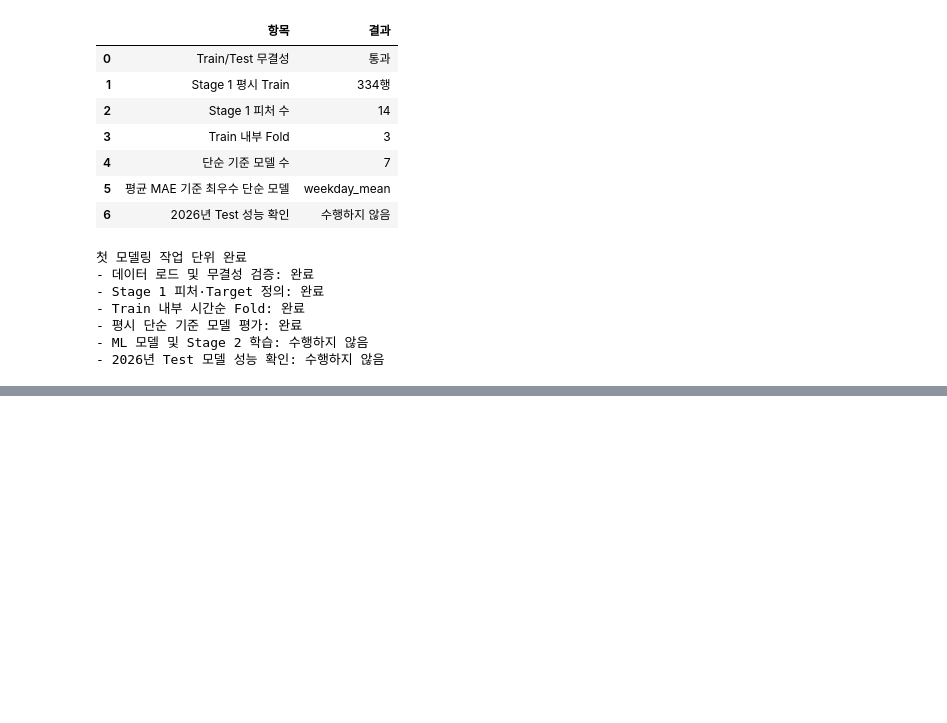
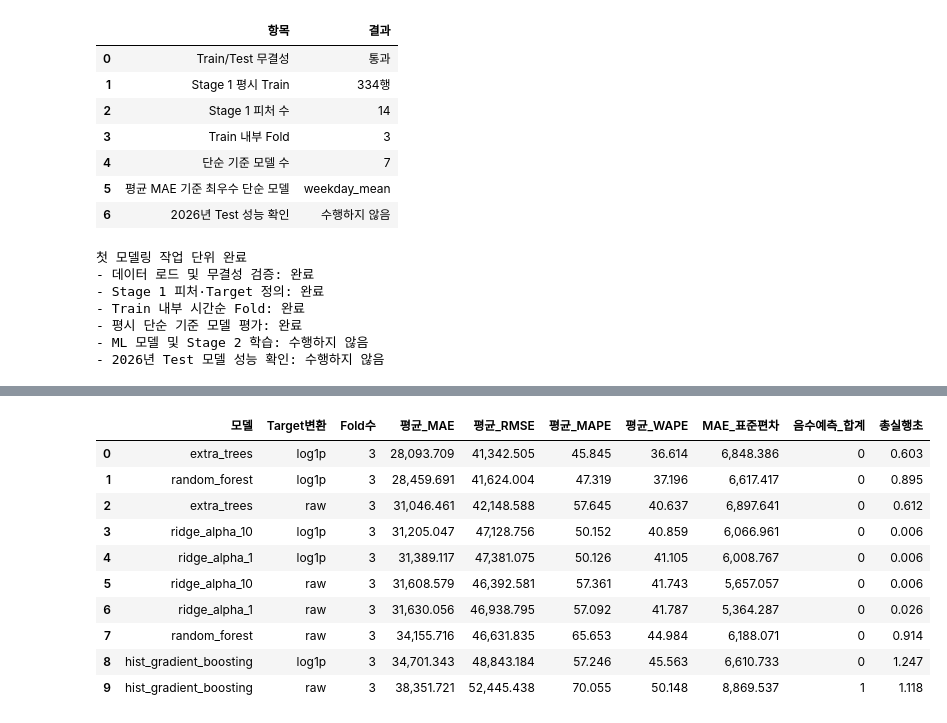
Before and after one commit to 2026-logistics-ai/postcast, a Jupyter notebook: notebooks/04_volume_forecasting.ipynb, the cells around one changed output, grey strips where cells are left out. Cells and saved outputs as stored; diff of their text form; code cells hidden in the pictures; blank space fills up the shorter version.

```diff
--- a/notebooks/04_volume_forecasting.ipynb
+++ b/notebooks/04_volume_forecasting.ipynb
@@ -527,0 +675,87 @@ print("- 2026년 Test 모델 성능 확인: 수행하지 않음")
+# %%
+def fit_predict_model(spec, x_train, y_train, x_valid):
+    model = spec["factory"]()
+    target_transform = spec["Target변환"]
+
+    if target_transform == "log1p":
+        fit_target = np.log1p(y_train)
+    elif target_transform == "raw":
+        fit_target = y_train
+    else:
+        raise ValueError(f"지원하지 않는 Target 변환: {target_transform}")
+
+    started_at = perf_counter()
+    model.fit(x_train, fit_target)
+    prediction = model.predict(x_valid)
+    elapsed_seconds = perf_counter() - started_at
+
+    if target_transform == "log1p":
+        prediction = np.expm1(prediction)
+
+    return model, np.asarray(prediction, dtype=float), elapsed_seconds
+
+
+stage1_ml_result_rows = []
+
+for fold_name, fold_data in time_folds.items():
+    fold_train = fold_data["train_baseline"]
+    fold_valid = fold_data["valid_baseline"]
+
+    x_train = fold_train[STAGE1_FEATURES]
+    y_train = fold_train[TARGET_COLUMN].to_numpy()
+    x_valid = fold_valid[STAGE1_FEATURES]
+    y_valid = fold_valid[TARGET_COLUMN].to_numpy()
+
+    for spec in ML_MODEL_SPECS:
+        _, y_pred, elapsed_seconds = fit_predict_model(
+            spec=spec,
+            x_train=x_train,
+            y_train=y_train,
+            x_valid=x_valid,
+        )
+
+        assert y_pred.shape == y_valid.shape
+        assert np.isfinite(y_pred).all()
+
+        metrics = regression_metrics(y_valid, y_pred)
+        stage1_ml_result_rows.append(
+            {
+                "Fold": fold_name,
+                "모델": spec["모델"],
+                "Target변환": spec["Target변환"],
+                "학습 평시 행": len(fold_train),
+                "검증 평시 행": len(fold_valid),
+                "음수 예측": int((y_pred < 0).sum()),
+                "학습·예측 초": elapsed_seconds,
+                **metrics,
+            }
+        )
+
+stage1_ml_fold_results = pd.DataFrame(stage1_ml_result_rows)
+stage1_ml_summary = (
+    stage1_ml_fold_results.groupby(
+        ["모델", "Target변환"],
+        as_index=False,
+    )
+    .agg(
+        Fold수=("Fold", "nunique"),
+        평균_MAE=("MAE", "mean"),
+        평균_RMSE=("RMSE", "mean"),
+        평균_MAPE=("MAPE(%)", "mean"),
+        평균_WAPE=("WAPE(%)", "mean"),
+        MAE_표준편차=("MAE", "std"),
+        음수예측_합계=("음수 예측", "sum"),
+        총실행초=("학습·예측 초", "sum"),
+    )
+    .sort_values(["평균_MAE", "평균_RMSE"])
+    .reset_index(drop=True)
+)
+
+assert stage1_ml_fold_results.shape[0] == (
+    len(FOLD_SPECS) * len(ML_MODEL_SPECS)
+)
+assert stage1_ml_summary["Fold수"].eq(3).all()
+
+display(stage1_ml_fold_results)
+display(stage1_ml_summary)
+# %% [output]
@@ -527,0 +779,11 @@ print("- 2026년 Test 모델 성능 확인: 수행하지 않음")
+|  | 모델 | Target변환 | Fold수 | 평균_MAE | 평균_RMSE | 평균_MAPE | 평균_WAPE | MAE_표준편차 | 음수예측_합계 | 총실행초 |
+| 0 | extra_trees | log1p | 3 | 28,093.709 | 41,342.505 | 45.845 | 36.614 | 6,848.386 | 0 | 0.603 |
+| 1 | random_forest | log1p | 3 | 28,459.691 | 41,624.004 | 47.319 | 37.196 | 6,617.417 | 0 | 0.895 |
+| 2 | extra_trees | raw | 3 | 31,046.461 | 42,148.588 | 57.645 | 40.637 | 6,897.641 | 0 | 0.612 |
+| 3 | ridge_alpha_10 | log1p | 3 | 31,205.047 | 47,128.756 | 50.152 | 40.859 | 6,066.961 | 0 | 0.006 |
+| 4 | ridge_alpha_1 | log1p | 3 | 31,389.117 | 47,381.075 | 50.126 | 41.105 | 6,008.767 | 0 | 0.006 |
+| 5 | ridge_alpha_10 | raw | 3 | 31,608.579 | 46,392.581 | 57.361 | 41.743 | 5,657.057 | 0 | 0.006 |
+| 6 | ridge_alpha_1 | raw | 3 | 31,630.056 | 46,938.795 | 57.092 | 41.787 | 5,364.287 | 0 | 0.026 |
+| 7 | random_forest | raw | 3 | 34,155.716 | 46,631.835 | 65.653 | 44.984 | 6,188.071 | 0 | 0.914 |
+| 8 | hist_gradient_boosting | log1p | 3 | 34,701.343 | 48,843.184 | 57.246 | 45.563 | 6,610.733 | 0 | 1.247 |
+| 9 | hist_gradient_boosting | raw | 3 | 38,351.721 | 52,445.438 | 70.055 | 50.148 | 8,869.537 | 1 | 1.118 |
```
Also changed, not shown: parts of 7 cells of this notebook.
